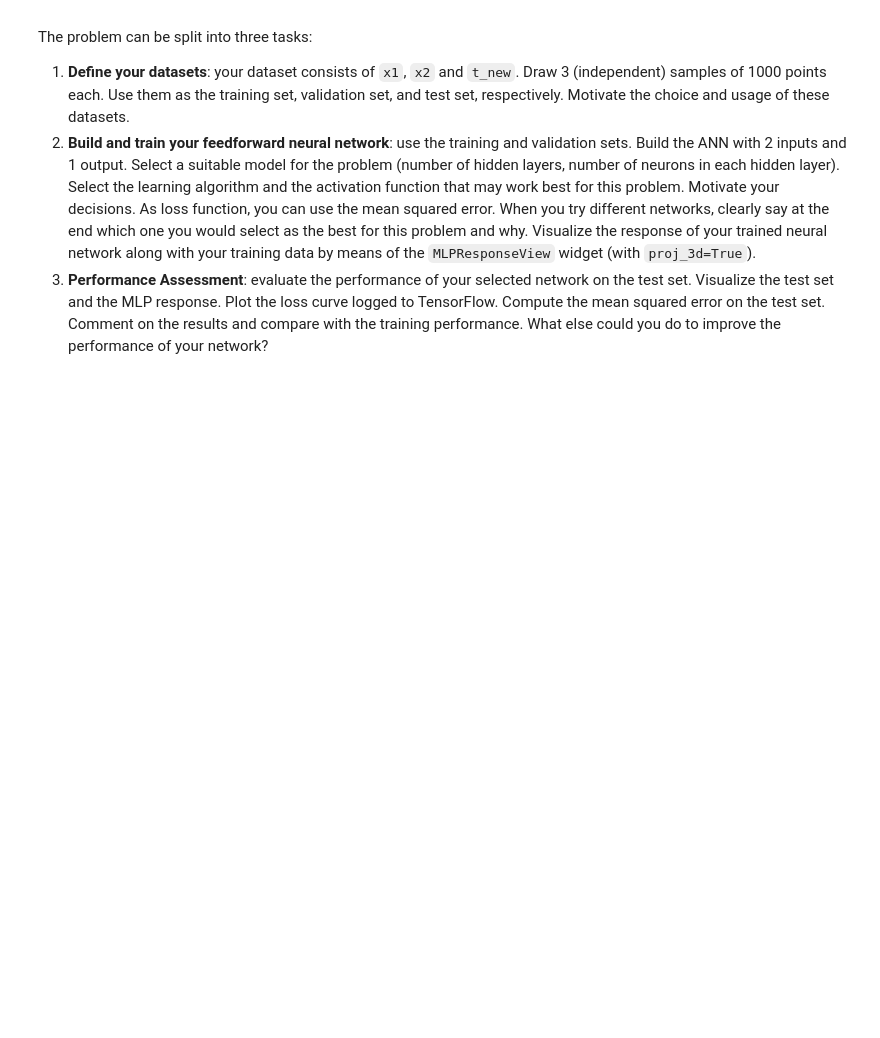
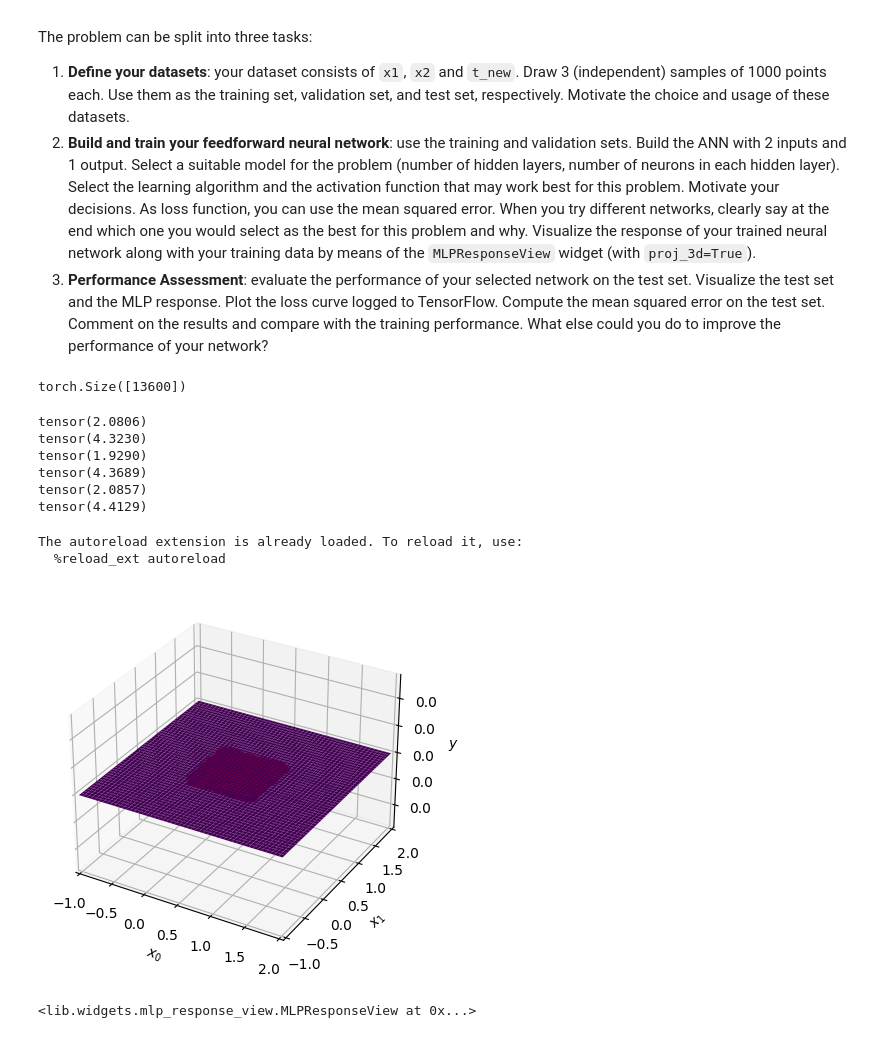
Before and after one commit to RobbeRDG/ann_and_dl_ex_sessions, a Jupyter notebook: es1/2_mlp.ipynb, the cells around one changed output. Cells and saved outputs as stored; diff of their text form; code cells hidden in the pictures; blank space fills up the shorter version.

```diff
--- a/es1/2_mlp.ipynb
+++ b/es1/2_mlp.ipynb
@@ -750,3 +753,6 @@ The problem can be split into three tasks:
 # %%
 x1, x2 = torch.load('regression_problem_x.pt').T
 t1, t2, t3, t4, t5 = torch.load('regression_problem_t.pt').T
+x1.shape
+# %% [output]
+torch.Size([13600])
@@ -752,0 +801,59 @@ t1, t2, t3, t4, t5 = torch.load('regression_problem_t.pt').T
+# %%
+# Quick data exploration
+print(torch.min(t_train))
+print(torch.max(t_train))
+
+print(torch.min(t_val))
+print(torch.max(t_val))
+
+print(torch.min(t_test))
+print(torch.max(t_test))
+# %% [output]
+tensor(2.0806)
+tensor(4.3230)
+tensor(1.9290)
+tensor(4.3689)
+tensor(2.0857)
+tensor(4.4129)
+# %%
+# Train the model
+LOG_DIR = 'runs_mlp'  # This is the name of the directory in which we will put the TensorBoard logs
+
+# 1. Define your model
+num_hidden_neurons = [40,20,10,5]
+mlp = MLP(
+    num_input_neurons=2,
+    num_hidden_neurons=num_hidden_neurons,
+    num_output_neurons=1,
+    activation='ReLU',
+    output_activation='Identity',
+)
+
+# 2. Create an optimizer
+optimizer = optim.Adam(
+    params=mlp.parameters(),
+    lr=0.001
+)
+
+# 3. Create a loss function
+loss_fn = nn.MSELoss()
+
+# Create a SummaryWriter instance with a meaningful run name
+timestamp = datetime.now().strftime('%Y-%M-%dT%H-%M-%S')  # We will append a timestamp to make the run name unique
+run_name = f'ex253 _{num_hidden_neurons}_{timestamp}'
+writer = SummaryWriter(log_dir=f'{LOG_DIR}/{run_name}')
+
+# Train
+NUM_EPOCHS = 8000
+for epoch in tqdm(range(NUM_EPOCHS)):
+    training_step(mlp, x_train, t_train, loss_fn, optimizer, writer, epoch)
+    validation_step(mlp, x_val, t_val, loss_fn, writer, epoch)
+# %%
+# Plot the performance on the train data
+from lib.widgets.mlp_response_view import MLPResponseView
+MLPResponseView(mlp, x_train, t_train, tolerance=0.5, proj_3d=True)
+# %% [output]
+The autoreload extension is already loaded. To reload it, use:
+  %reload_ext autoreload
+[figure, added]
+<lib.widgets.mlp_response_view.MLPResponseView at 0x...>
```
Also changed, not shown: parts of 7 cells of this notebook, 1 other file.
